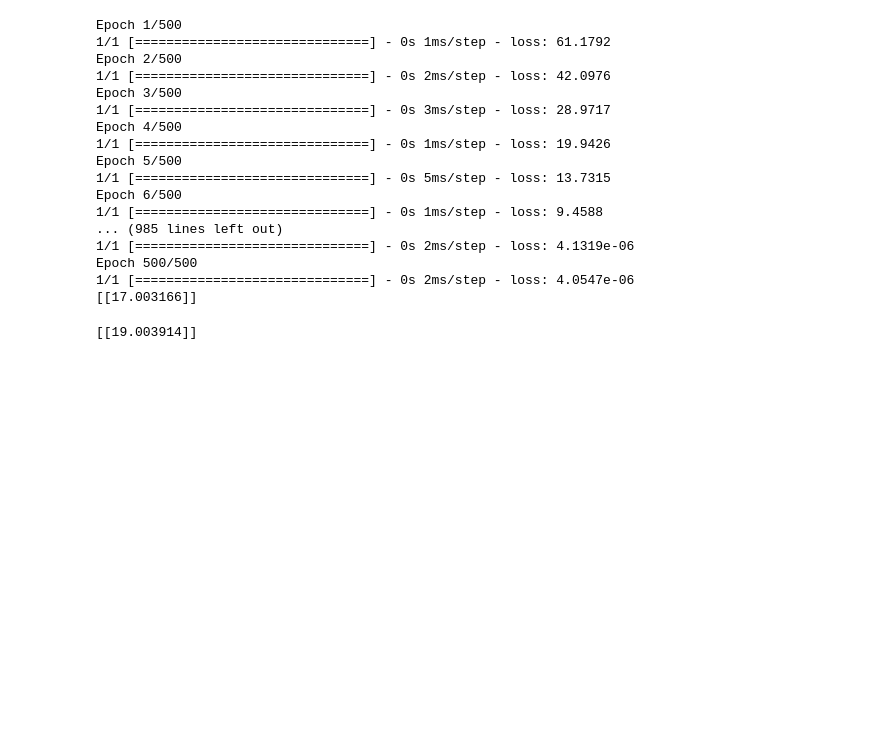
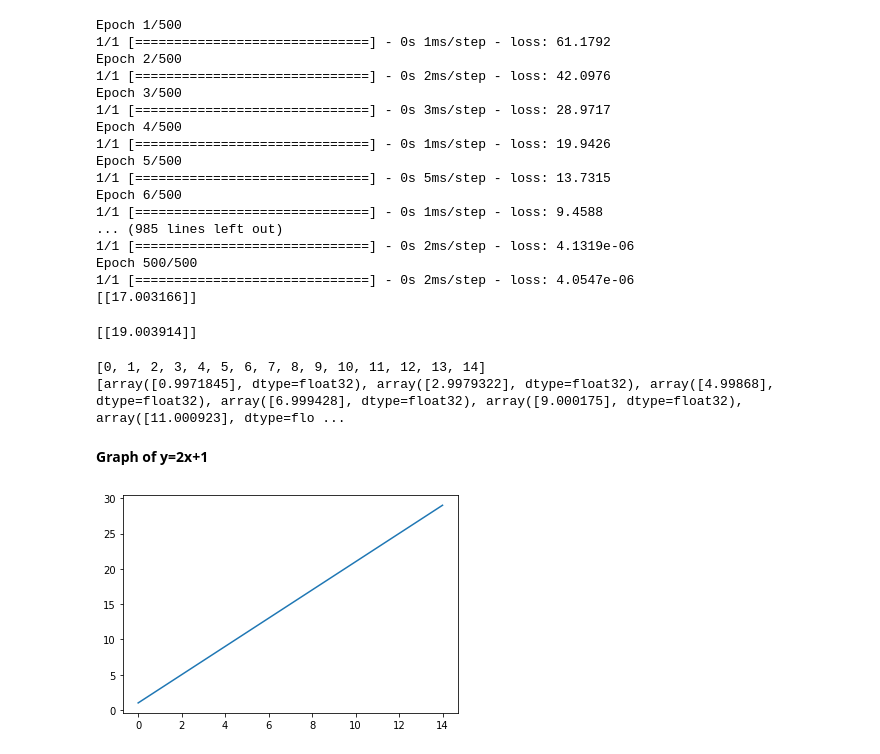
Before and after one commit to gdpr1504/Prediction-of-Y, a Jupyter notebook: prediction_of_y.ipynb, the cells around one changed output. Saved outputs shown, nothing was run; the diff lists cells and outputs as text; code cells hidden in the pictures; blank space fills up the shorter version.

```diff
--- a/prediction_of_y.ipynb
+++ b/prediction_of_y.ipynb
@@ -39,3 +39,22 @@ Epoch 500/500
 print(model.predict([9.0]))
 # %% [output]
 [[19.003914]]
+# %%
+xvalues=[]
+yvalues=[]
+for i in range(0,15):
+  xvalues.append(i)
+  yvalues.append(model.predict([i])[0])
+print(xvalues)
+print(yvalues)
+# %% [output]
+[0, 1, 2, 3, 4, 5, 6, 7, 8, 9, 10, 11, 12, 13, 14]
+[array([0.9971845], dtype=float32), array([2.9979322], dtype=float32), array([4.99868], dtype=float32), array([6.999428], dtype=float32), array([9.000175], dtype=float32), array([11.000923], dtype=flo ...
+# %% [markdown]
+**Graph of y=2x+1**
+# %%
+import matplotlib.pyplot as plt
+plt.plot(xvalues,yvalues)
+plt.show()
+# %% [output]
+[figure, added]
```
